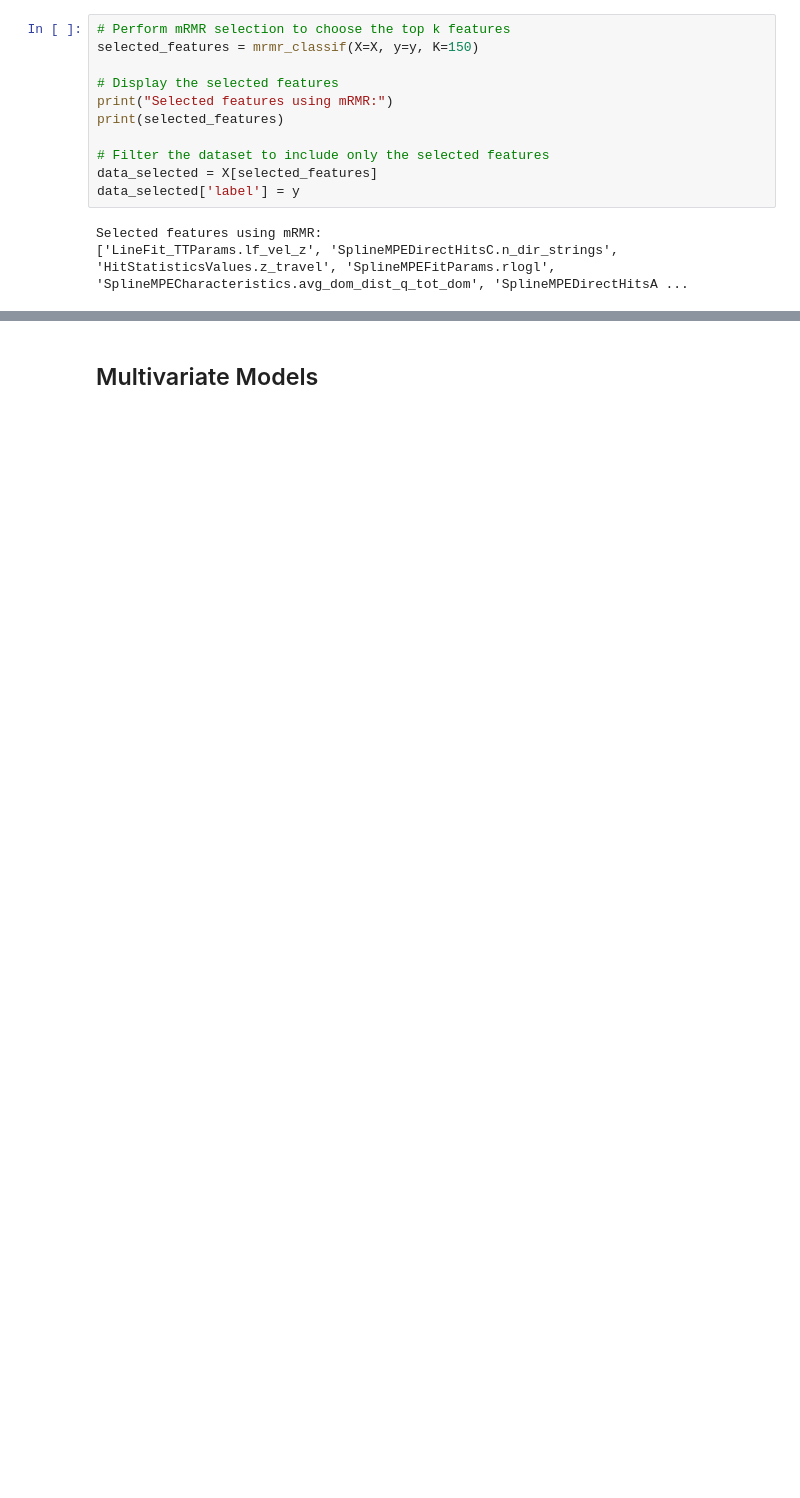
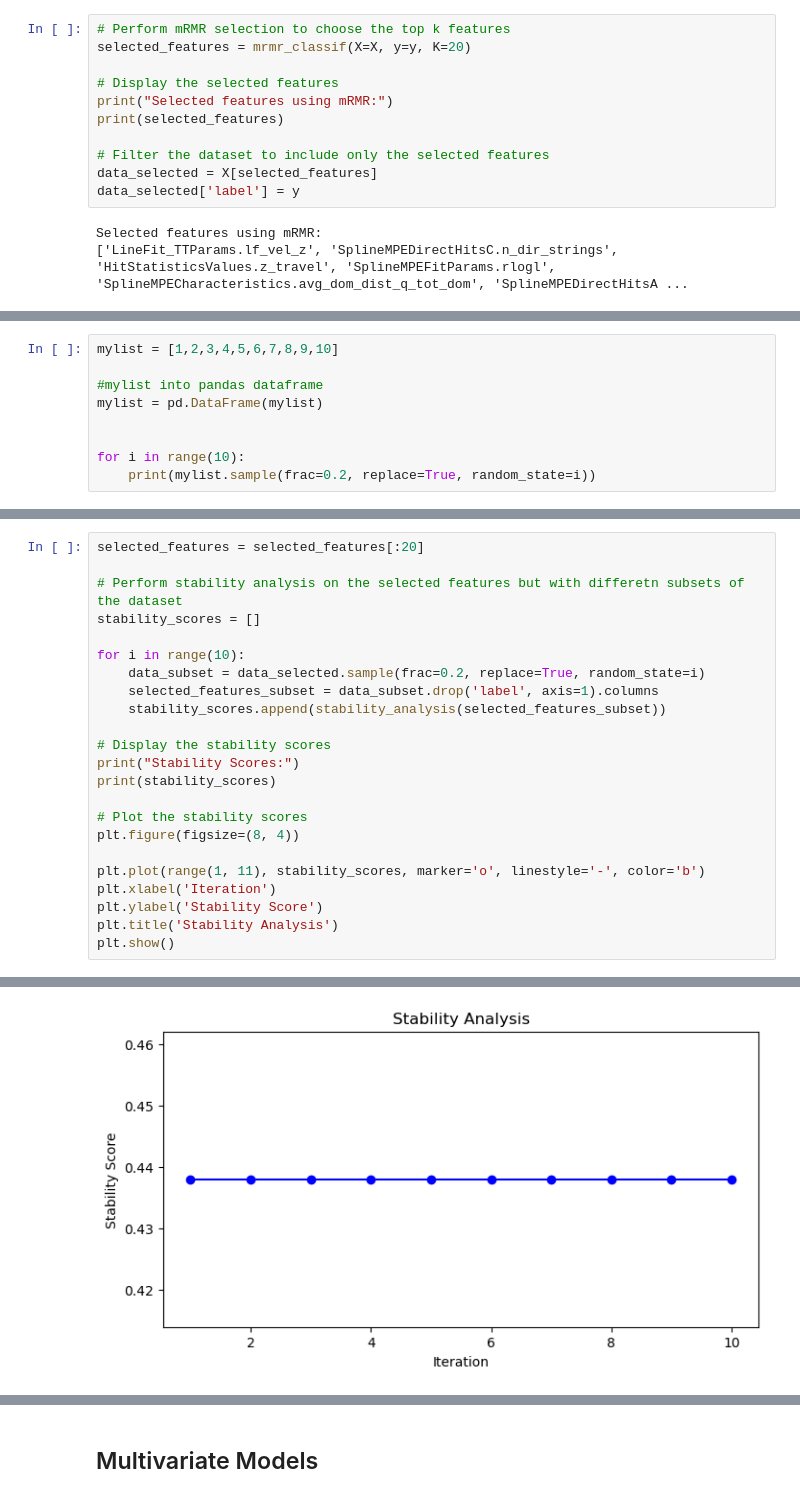
Before and after one commit to Fabiocufino/Advanced-Laboratory---TU-Dortmund, a Jupyter notebook: IceCube/anal_icecube.ipynb, the cells around one changed output, grey strips where cells are left out. Cells and saved outputs as stored; diff of their text form; blank space fills up the shorter version.

```diff
--- a/IceCube/anal_icecube.ipynb
+++ b/IceCube/anal_icecube.ipynb
@@ -376,7 +353,7 @@ X = data.drop('label', axis=1)
 y = data['label']
 # %%
 # Perform mRMR selection to choose the top k features
-selected_features = mrmr_classif(X=X, y=y, K=150)
+selected_features = mrmr_classif(X=X, y=y, K=20)
 
 # Display the selected features
 print("Selected features using mRMR:")
@@ -390,0 +405,9 @@ Selected features using mRMR:
+# %%
+mylist = [1,2,3,4,5,6,7,8,9,10]
+
+#mylist into pandas dataframe
+mylist = pd.DataFrame(mylist)
+
+
+for i in range(10):
+    print(mylist.sample(frac=0.2, replace=True, random_state=i))
@@ -390,0 +432,24 @@ Selected features using mRMR:
+# %%
+selected_features = selected_features[:20]
+
+# Perform stability analysis on the selected features but with differetn subsets of the dataset
+stability_scores = []
+
+for i in range(10):
+    data_subset = data_selected.sample(frac=0.2, replace=True, random_state=i)
+    selected_features_subset = data_subset.drop('label', axis=1).columns
+    stability_scores.append(stability_analysis(selected_features_subset))
+
+# Display the stability scores
+print("Stability Scores:")
+print(stability_scores)
+
+# Plot the stability scores
+plt.figure(figsize=(8, 4))
+
+plt.plot(range(1, 11), stability_scores, marker='o', linestyle='-', color='b')
+plt.xlabel('Iteration')
+plt.ylabel('Stability Score')
+plt.title('Stability Analysis')
+plt.show()
+# %% [output]
@@ -390,0 +458 @@ Selected features using mRMR:
+[figure, added]
```
Also changed, not shown: parts of 77 cells of this notebook, 3 other files.
